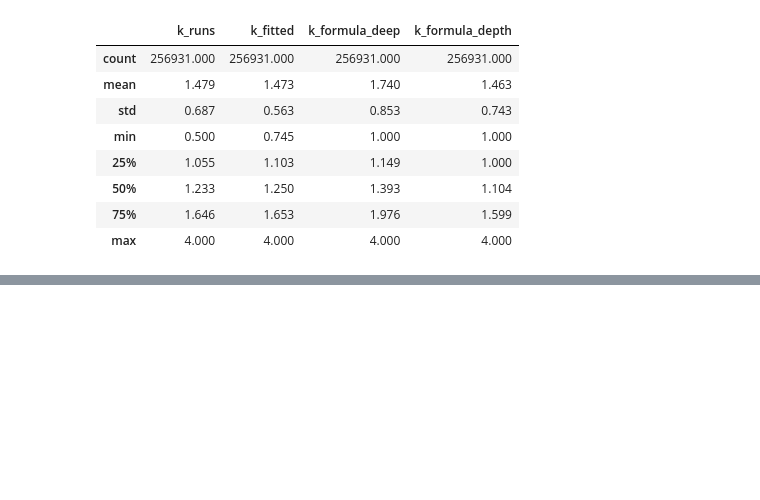
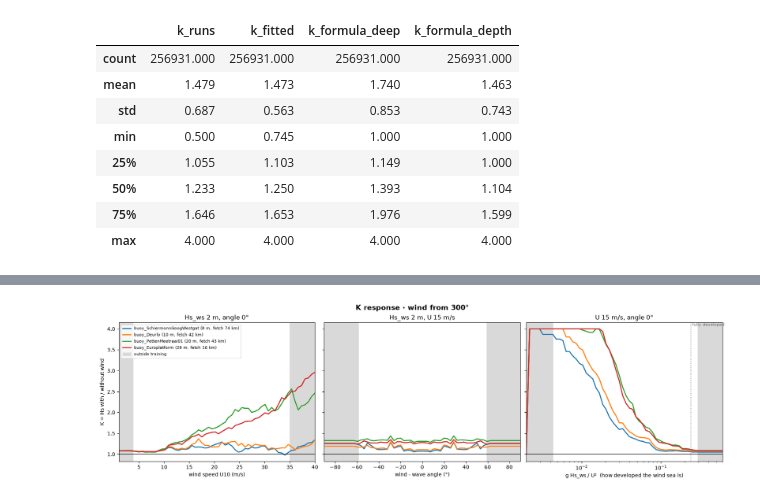
Before and after one commit to GeoOcean/HyGloW, a Jupyter notebook: Netherlands/05b_Wind_Correction.ipynb, the cells around one changed output, grey strips where cells are left out. Saved outputs shown, nothing was run; the diff lists cells and outputs as text; code cells hidden in the pictures; blank space fills up the shorter version.

```diff
--- a/Netherlands/05b_Wind_Correction.ipynb
+++ b/Netherlands/05b_Wind_Correction.ipynb
@@ -236,0 +308,14 @@ k_df[["k_runs", "k_fitted", "k_formula_deep", "k_formula_depth"]].describe().rou
+# %%
+from bluemath_tk.waves.hywaves.plots import plot_k_response
+
+sites = [
+    "buoy_SchiermonnikoogWestgat",
+    "buoy_Deurlo",
+    "buoy_PettenMeetraai01",
+    "buoy_Europlatform",
+]
+curves = wind.k_response(sites, wind_dir=300.0, hs_ws=2.0, u10=15.0, angle=0.0)
+fig = plot_k_response(curves, wind.training_range())
+plt.show()
+# %% [output]
+[figure, added]
```
Also changed, not shown: parts of 5 cells of this notebook, 22 other files.
